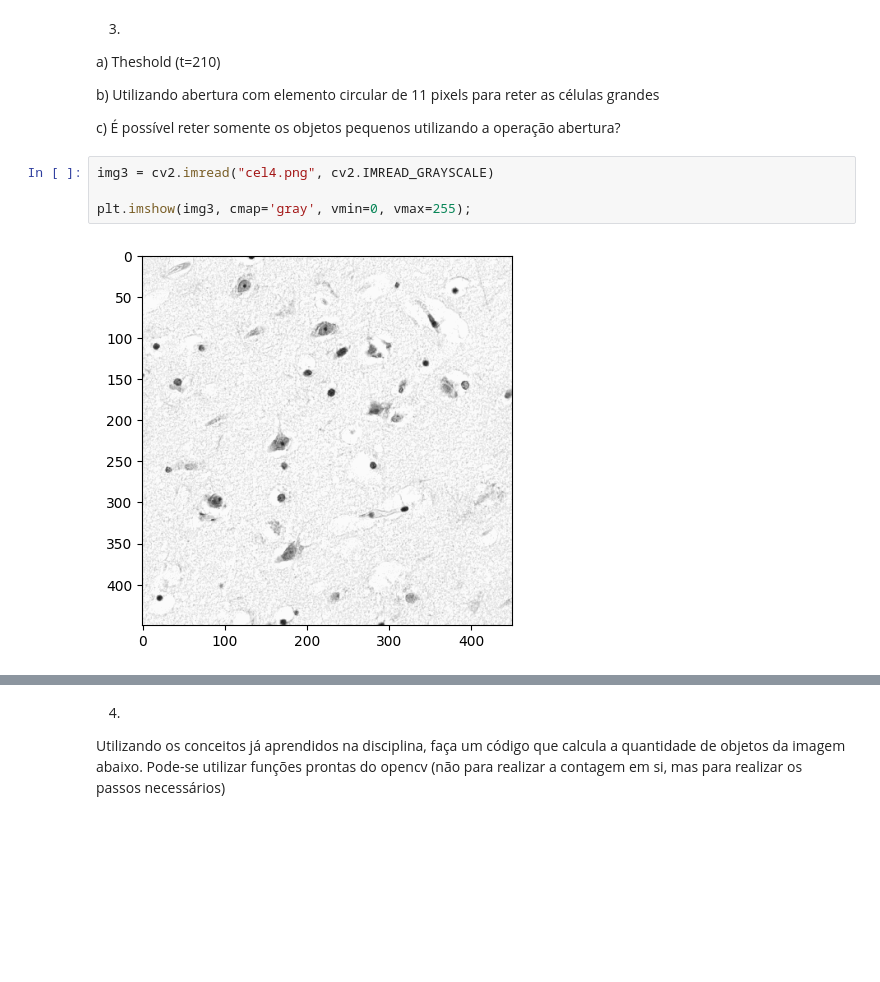
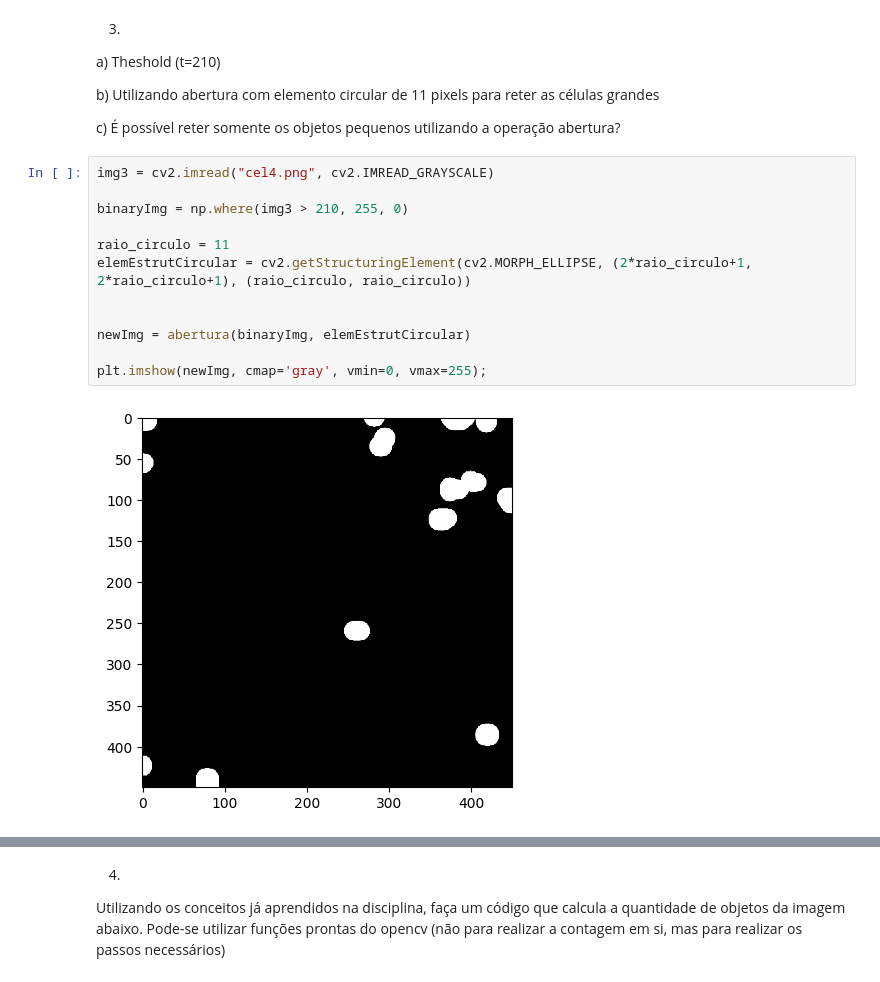
Before and after one commit to lazarojoabe/Processamento-Digital-De-Imagens, a Jupyter notebook: Lab07 - Mathematical Morphology/lab07.ipynb, the cells around one changed output, grey strips where cells are left out. Cells and saved outputs as stored; diff of their text form; blank space fills up the shorter version.

```diff
--- a/Lab07 - Mathematical Morphology/lab07.ipynb
+++ b/Lab07 - Mathematical Morphology/lab07.ipynb
@@ -35,6 +126,14 @@ c) É possível reter somente os objetos pequenos utilizando a operação abertu
 # %%
 img3 = cv2.imread("cel4.png", cv2.IMREAD_GRAYSCALE)
 
-plt.imshow(img3, cmap='gray', vmin=0, vmax=255);
+binaryImg = np.where(img3 > 210, 255, 0)
+
+raio_circulo = 11
+elemEstrutCircular = cv2.getStructuringElement(cv2.MORPH_ELLIPSE, (2*raio_circulo+1, 2*raio_circulo+1), (raio_circulo, raio_circulo))
+
+
+newImg = abertura(binaryImg, elemEstrutCircular)
+
+plt.imshow(newImg, cmap='gray', vmin=0, vmax=255);
 # %% [output]
-[figure, old version]
+[figure, new version]
```
Also changed, not shown: parts of 11 cells of this notebook, 9 other files.
